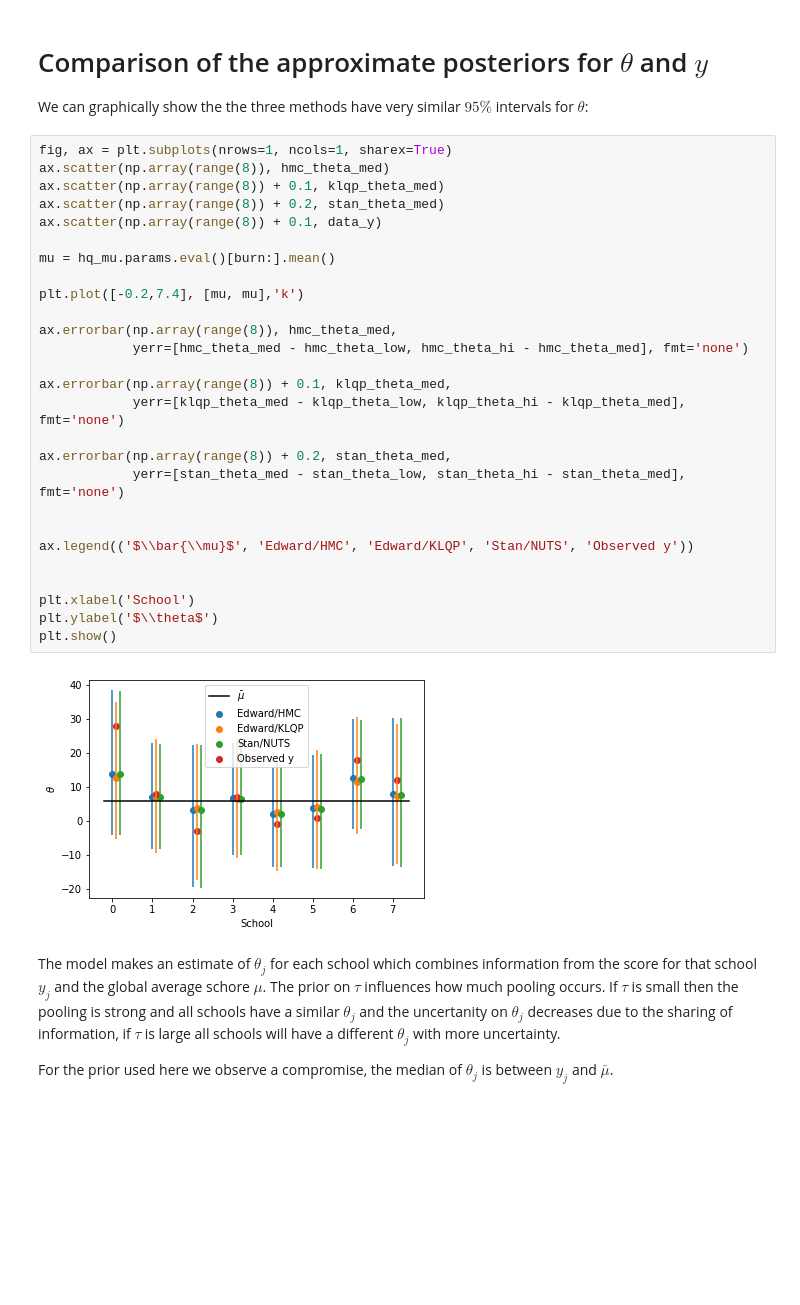
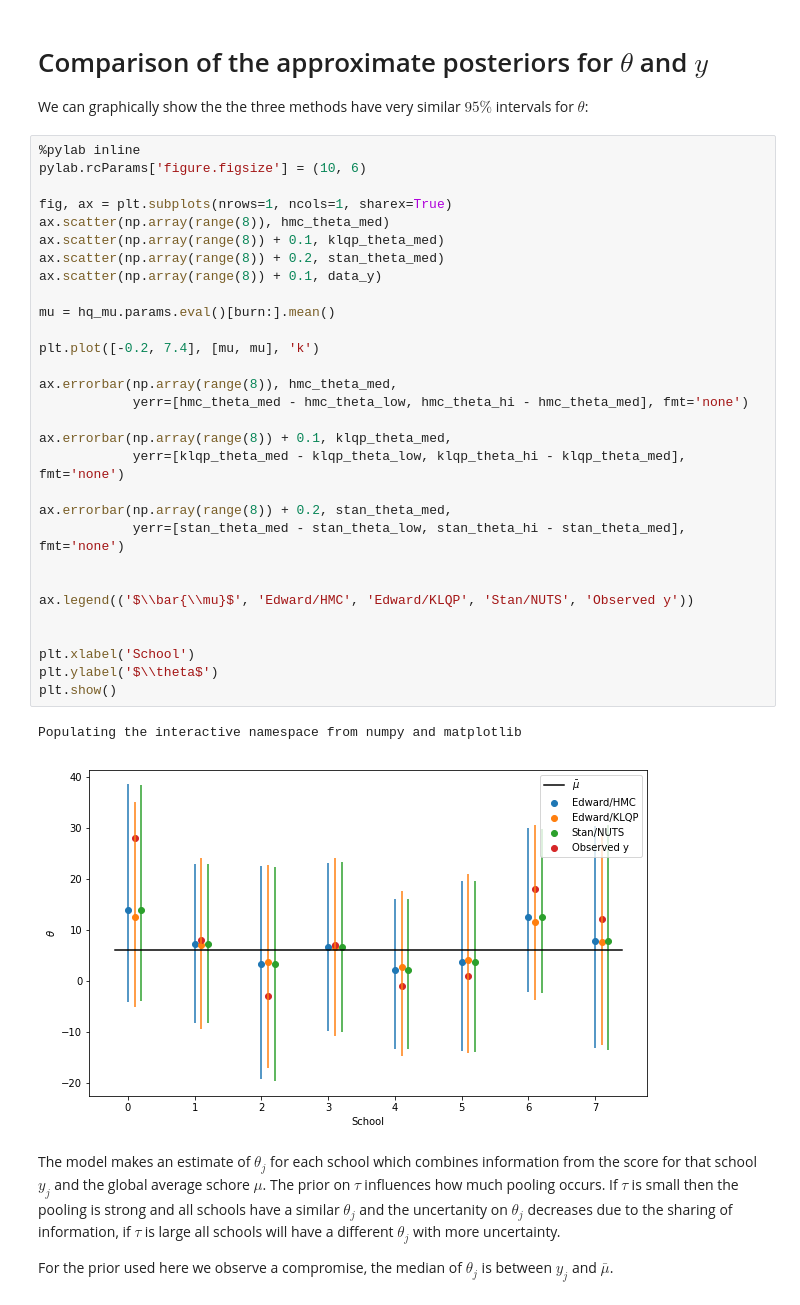
Before and after one commit to blei-lab/edward, a Jupyter notebook: notebooks/eight_schools.ipynb, the cells around one changed output. Saved outputs shown, nothing was run; the diff lists cells and outputs as text; blank space fills up the shorter version.

```diff
--- a/notebooks/eight_schools.ipynb
+++ b/notebooks/eight_schools.ipynb
@@ -268,34 +268,38 @@ Populating the interactive namespace from numpy and matplotlib
 
 We can graphically show the the three methods have very similar $95\%$ intervals for $\theta$:
 # %%
+%pylab inline
+pylab.rcParams['figure.figsize'] = (10, 6)
+
 fig, ax = plt.subplots(nrows=1, ncols=1, sharex=True)
 ax.scatter(np.array(range(8)), hmc_theta_med)
 ax.scatter(np.array(range(8)) + 0.1, klqp_theta_med)
 ax.scatter(np.array(range(8)) + 0.2, stan_theta_med)
 ax.scatter(np.array(range(8)) + 0.1, data_y)
 
 mu = hq_mu.params.eval()[burn:].mean()
 
-plt.plot([-0.2,7.4], [mu, mu],'k')
+plt.plot([-0.2, 7.4], [mu, mu], 'k')
 
 ax.errorbar(np.array(range(8)), hmc_theta_med,
             yerr=[hmc_theta_med - hmc_theta_low, hmc_theta_hi - hmc_theta_med], fmt='none')
 
 ax.errorbar(np.array(range(8)) + 0.1, klqp_theta_med,
             yerr=[klqp_theta_med - klqp_theta_low, klqp_theta_hi - klqp_theta_med], fmt='none')
 
 ax.errorbar(np.array(range(8)) + 0.2, stan_theta_med,
             yerr=[stan_theta_med - stan_theta_low, stan_theta_hi - stan_theta_med], fmt='none')
 
 
 ax.legend(('$\\bar{\\mu}$', 'Edward/HMC', 'Edward/KLQP', 'Stan/NUTS', 'Observed y'))
 
 
 plt.xlabel('School')
 plt.ylabel('$\\theta$')
 plt.show()
 # %% [output]
+Populating the interactive namespace from numpy and matplotlib
-[figure, old version]
+[figure, new version]
 # %% [markdown]
 The model makes an estimate of $\theta_j$ for each school which combines information from the score for that school $y_j$ and the global average schore $\mu$.  The prior on $\tau$ influences how much pooling occurs.  If $\tau$ is small then the pooling is strong and all schools have a similar $\theta_j$ and the uncertanity on $\theta_j$ decreases due to the sharing of information, if $\tau$ is large all schools will have a different $\theta_j$ with more uncertainty.
 
```
